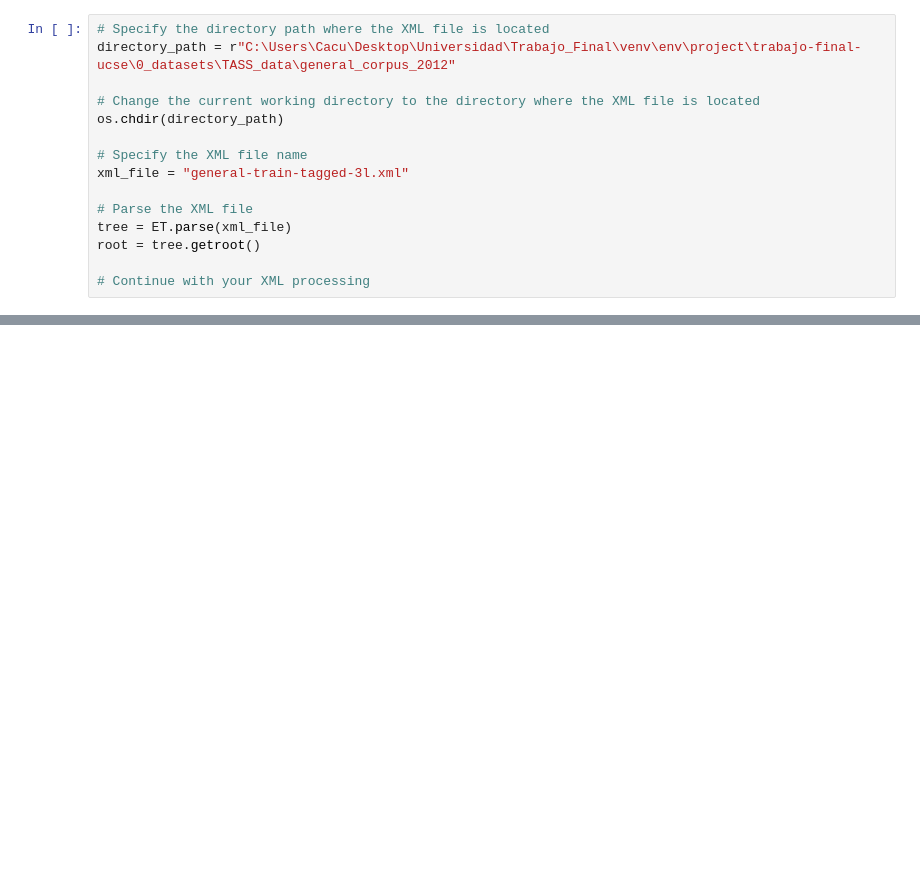
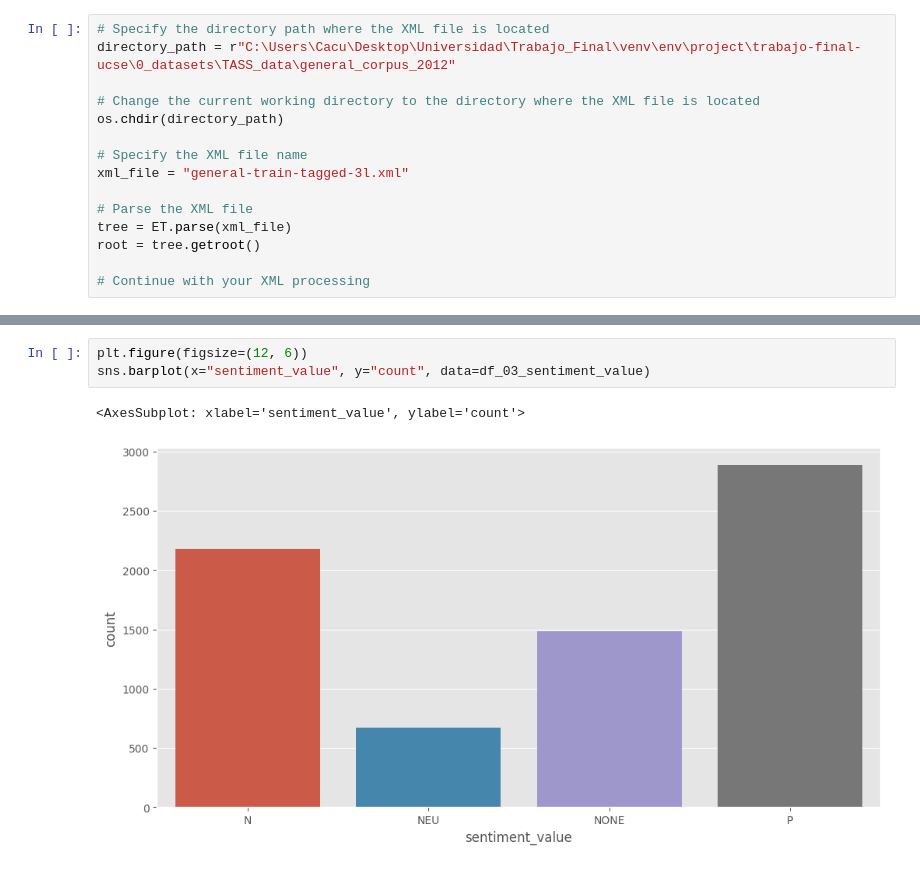
Before and after one commit to FrancoRossetti/trabajo-final-ucse, a Jupyter notebook: 1_eda-dataset/TASS_data dataset.ipynb, the cells around one changed output, grey strips where cells are left out. Cells and saved outputs as stored; diff of their text form; blank space fills up the shorter version.

```diff
--- a/1_eda-dataset/TASS_data dataset.ipynb
+++ b/1_eda-dataset/TASS_data dataset.ipynb
@@ -135,0 +211,6 @@ df
+# %%
+plt.figure(figsize=(12, 6))
+sns.barplot(x="sentiment_value", y="count", data=df_03_sentiment_value)
+# %% [output]
+<AxesSubplot: xlabel='sentiment_value', ylabel='count'>
+[figure, added]
```
Also changed, not shown: parts of 14 cells of this notebook, 1 other file.
